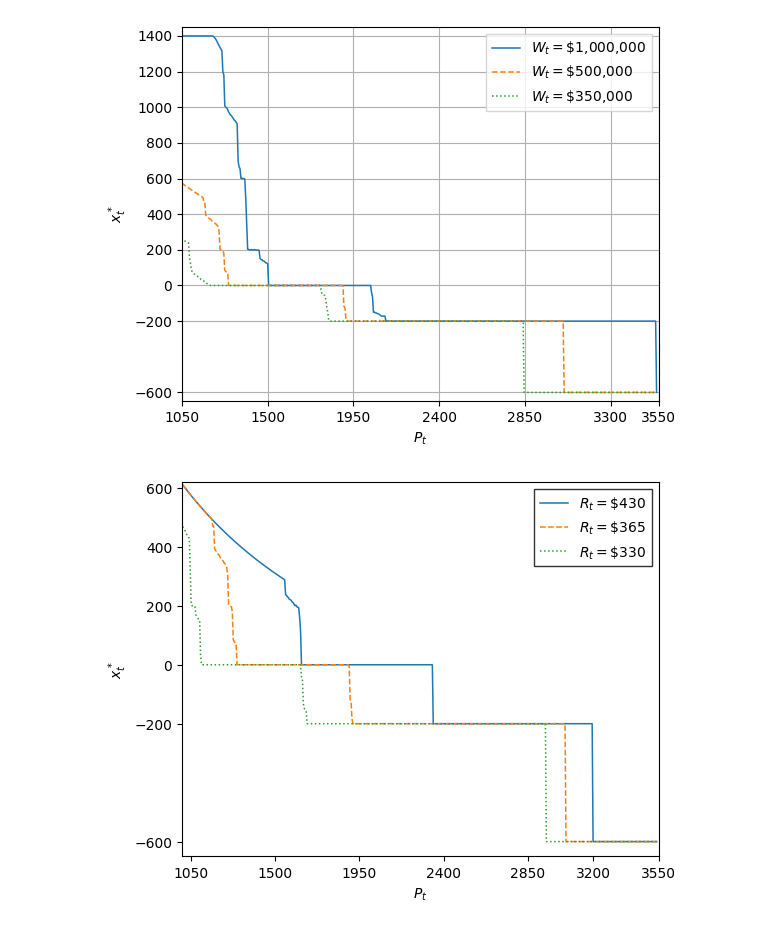
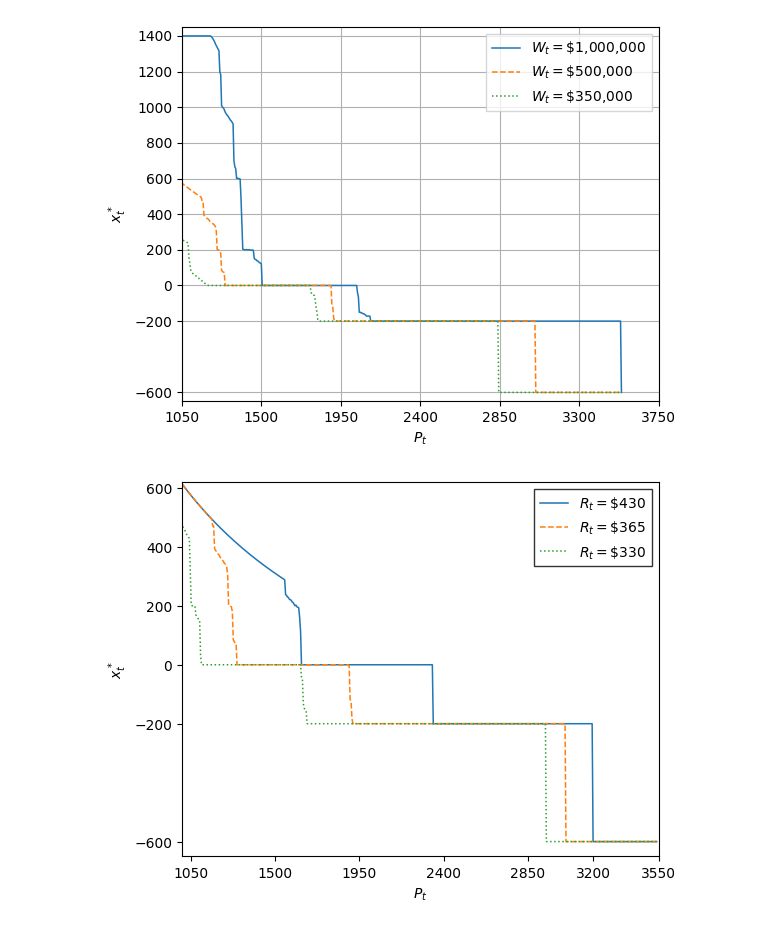
Before and after one commit to mikkelfe/Dynamic-Programming-Project, a Jupyter notebook: Finished_model.ipynb, the cells around one changed output. Saved outputs shown, nothing was run; the diff lists cells and outputs as text; code cells hidden in the pictures.

```diff
--- a/Finished_model.ipynb
+++ b/Finished_model.ipynb
@@ -34,23 +34,23 @@ XP = policy["XP"]
 # %%
 fig, ax = plt.subplots(figsize=(6.0, 4.5))
 ax.plot(P, XP[:, 0], "-", linewidth=1.1, label=r"$W_t = \$1{,}000{,}000$")
 ax.plot(P, XP[:, 1], "--", linewidth=1.1, label=r"$W_t = \$500{,}000$")
 ax.plot(P, XP[:, 2], ":", linewidth=1.1, label=r"$W_t = \$350{,}000$")
 
 
 ax.set_xlim(1050, 3550)
 ax.set_ylim(-650, 1450)
 ax.set_xlabel(r"$P_t$")
 ax.set_ylabel(r"$x_t^*$")
-ax.set_xticks([1050, 1500, 1950, 2400, 2850, 3300, 3550])
+ax.set_xticks([1050, 1500, 1950, 2400, 2850, 3300, 3750])
 ax.set_yticks([-600, -200, 0, 200, 400, 600, 800, 1000, 1200, 1400])
 ax.legend(loc="upper right", frameon=True, fancybox=False)
 ax.grid(True)
 plt.tight_layout()
 plt.savefig("Graphs/portfolio_policy_vs_price.png", dpi=300)
 plt.show()
 # %% [output]
-[figure, old version]
+[figure, new version]
 # %%
 # Replicate x_t^* vs P_t for different R_t values (notebook-only functions).
 W_fixed = np.array([500_000.0])
```
Also changed, not shown: parts of 3 cells of this notebook, 2 other files.
